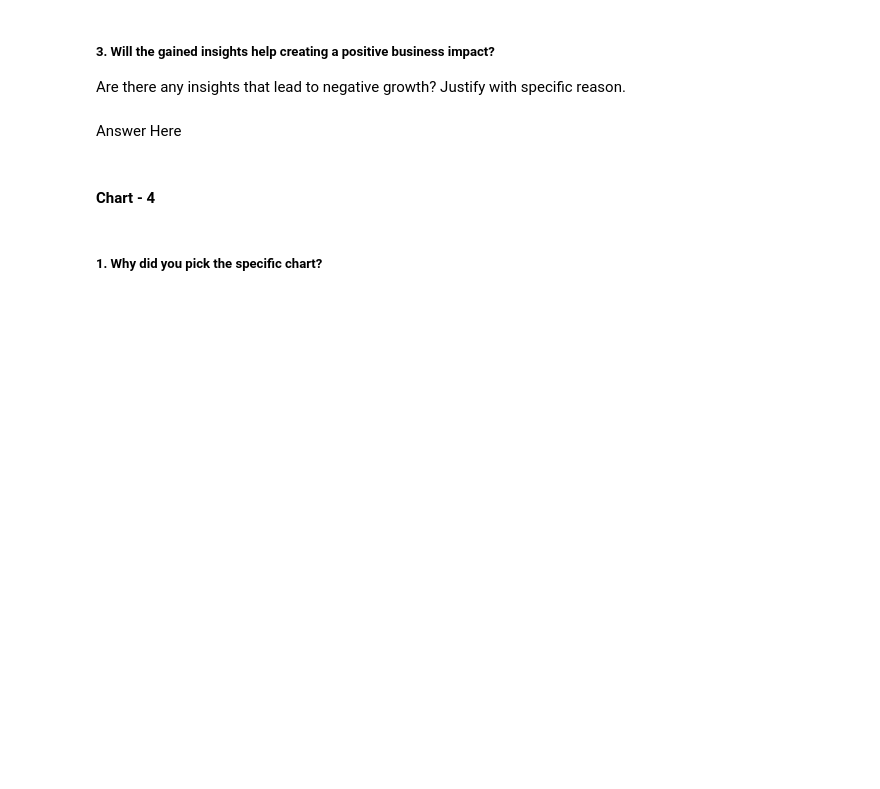
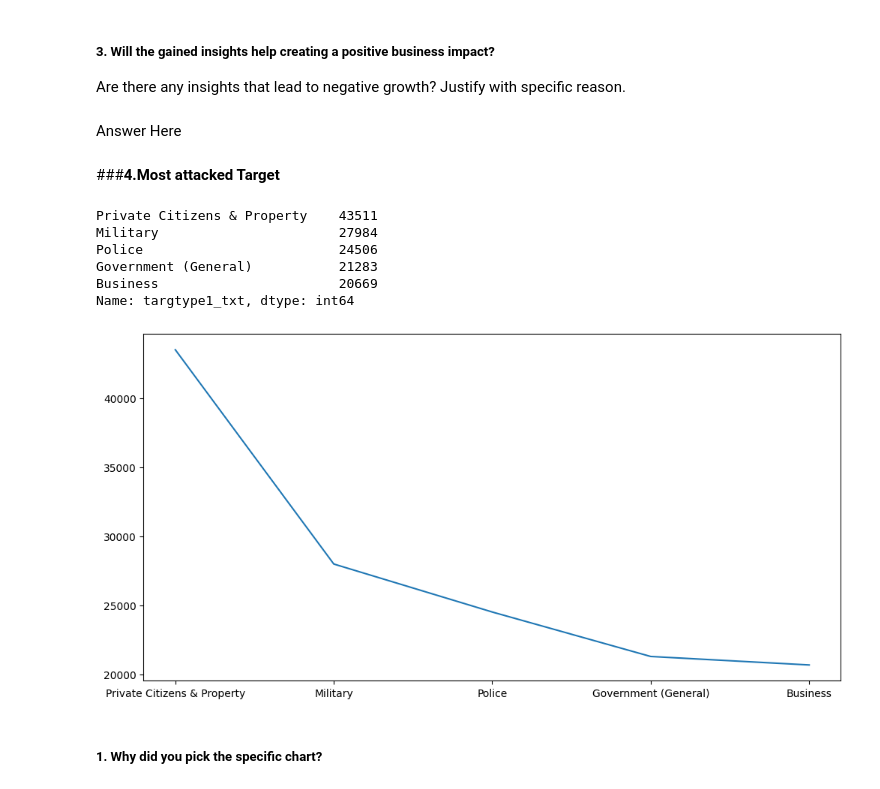
Before and after one commit to vaishnavikaithwas/Global-Terrorism-EDA-Project, a Jupyter notebook: Global_Terrorism_EDA.ipynb, the cells around one changed output. Drawn from its saved outputs; the diff is of its cells as text; code cells hidden in the pictures; blank space fills up the shorter version.

```diff
--- a/Global_Terrorism_EDA.ipynb
+++ b/Global_Terrorism_EDA.ipynb
@@ -522,4 +529,4 @@ Are there any insights that lead to negative growth? Justify with specific reaso
 # %% [markdown]
 Answer Here
 # %% [markdown]
-#### Chart - 4
+###**4.Most attacked Target**
@@ -528,3 +533,22 @@ Answer Here
+# %%
+#assigning most attacked target values to mat
+mat=data['targtype1_txt'].value_counts().head()
+mat
+# %% [output]
+Private Citizens & Property    43511
+Military                       27984
+Police                         24506
+Government (General)           21283
+Business                       20669
+Name: targtype1_txt, dtype: int64
+# %%
+# plotting a line graph
+plt.figure(figsize=(12,6))
+plt.plot(mat)
+
+plt.show()
+# %% [output]
+[figure, added]
 # %% [markdown]
 ##### 1. Why did you pick the specific chart?
 # %% [markdown]
```
Also changed, not shown: parts of 8 cells of this notebook.
